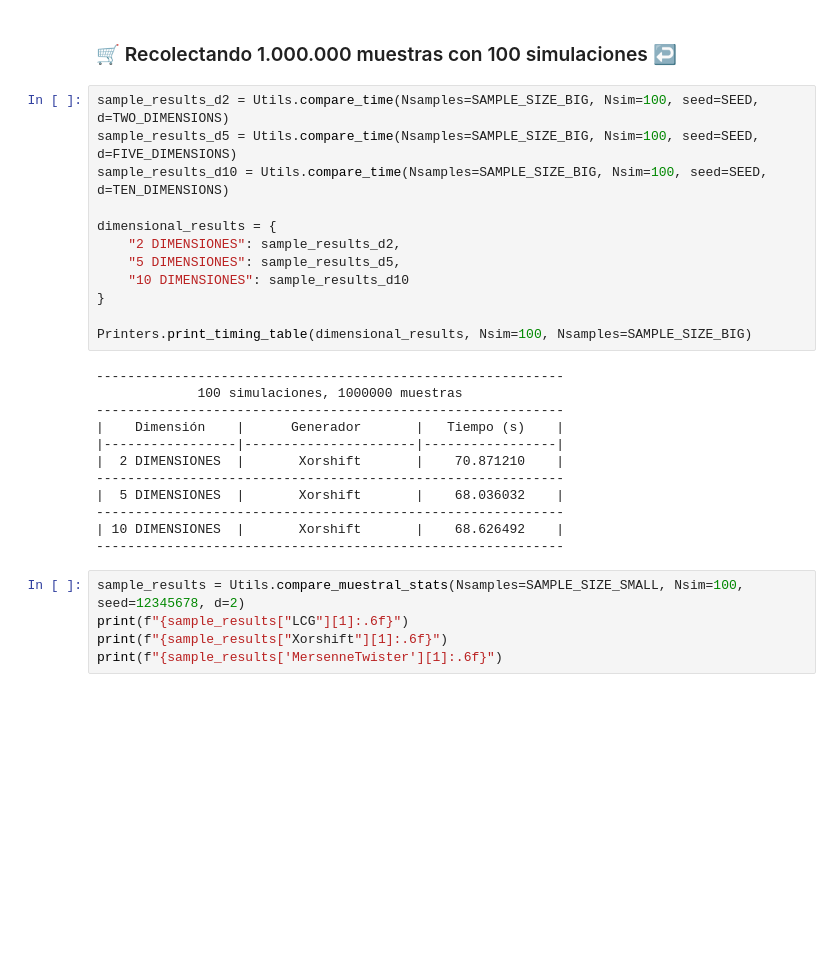
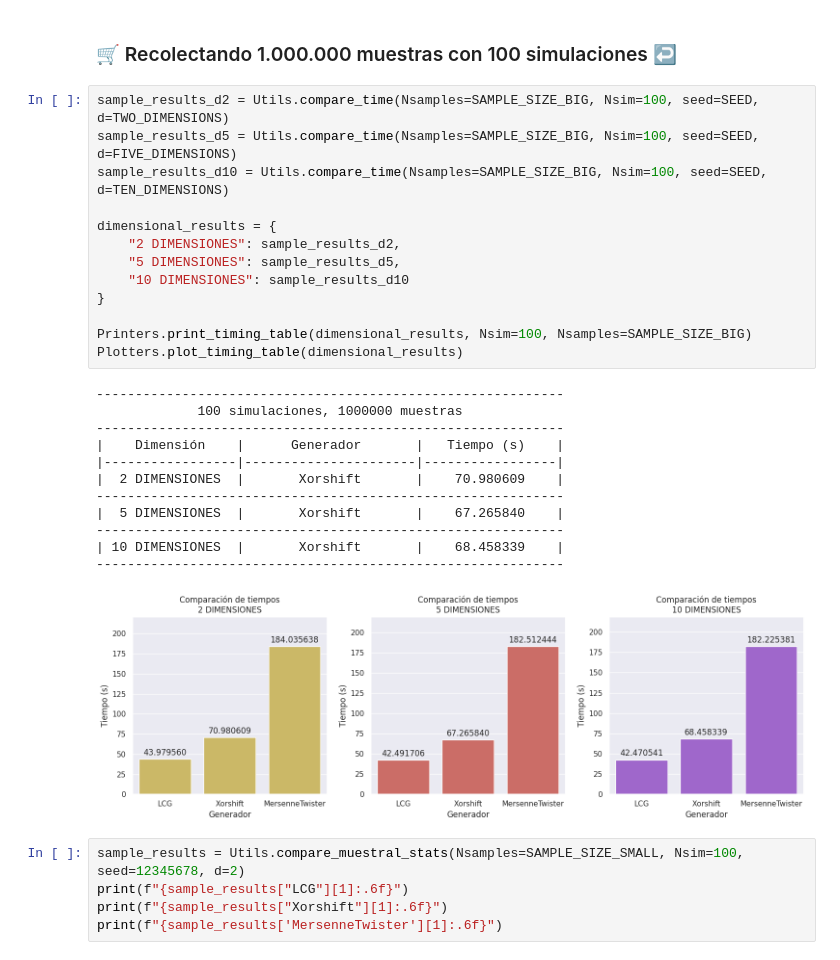
Before and after one commit to nieto-lucas/Trabajo-especial-mys, a Jupyter notebook: trabajo-especial.ipynb, the cells around one changed output. Drawn from its saved outputs; the diff is of its cells as text; blank space fills up the shorter version.

```diff
--- a/trabajo-especial.ipynb
+++ b/trabajo-especial.ipynb
@@ -252,27 +258,29 @@ Printers.print_timing_table(dimensional_results, Nsim=100, Nsamples=SAMPLE_SIZE_
 # %%
 sample_results_d2 = Utils.compare_time(Nsamples=SAMPLE_SIZE_BIG, Nsim=100, seed=SEED, d=TWO_DIMENSIONS)
 sample_results_d5 = Utils.compare_time(Nsamples=SAMPLE_SIZE_BIG, Nsim=100, seed=SEED, d=FIVE_DIMENSIONS)
 sample_results_d10 = Utils.compare_time(Nsamples=SAMPLE_SIZE_BIG, Nsim=100, seed=SEED, d=TEN_DIMENSIONS)
 
 dimensional_results = {
     "2 DIMENSIONES": sample_results_d2,
     "5 DIMENSIONES": sample_results_d5,
     "10 DIMENSIONES": sample_results_d10
 }
 
 Printers.print_timing_table(dimensional_results, Nsim=100, Nsamples=SAMPLE_SIZE_BIG)
+Plotters.plot_timing_table(dimensional_results)
 # %% [output]
 ------------------------------------------------------------
              100 simulaciones, 1000000 muestras
 ------------------------------------------------------------
 |    Dimensión    |      Generador       |   Tiempo (s)    |
 |-----------------|----------------------|-----------------|
-|  2 DIMENSIONES  |       Xorshift       |    70.871210    |
+|  2 DIMENSIONES  |       Xorshift       |    70.980609    |
 ------------------------------------------------------------
-|  5 DIMENSIONES  |       Xorshift       |    68.036032    |
+|  5 DIMENSIONES  |       Xorshift       |    67.265840    |
 ------------------------------------------------------------
-| 10 DIMENSIONES  |       Xorshift       |    68.626492    |
+| 10 DIMENSIONES  |       Xorshift       |    68.458339    |
 ------------------------------------------------------------
+[figure, added]
 # %%
 sample_results = Utils.compare_muestral_stats(Nsamples=SAMPLE_SIZE_SMALL, Nsim=100, seed=12345678, d=2)
 print(f"{sample_results["LCG"][1]:.6f}")
```
Also changed, not shown: parts of 3 cells of this notebook.
